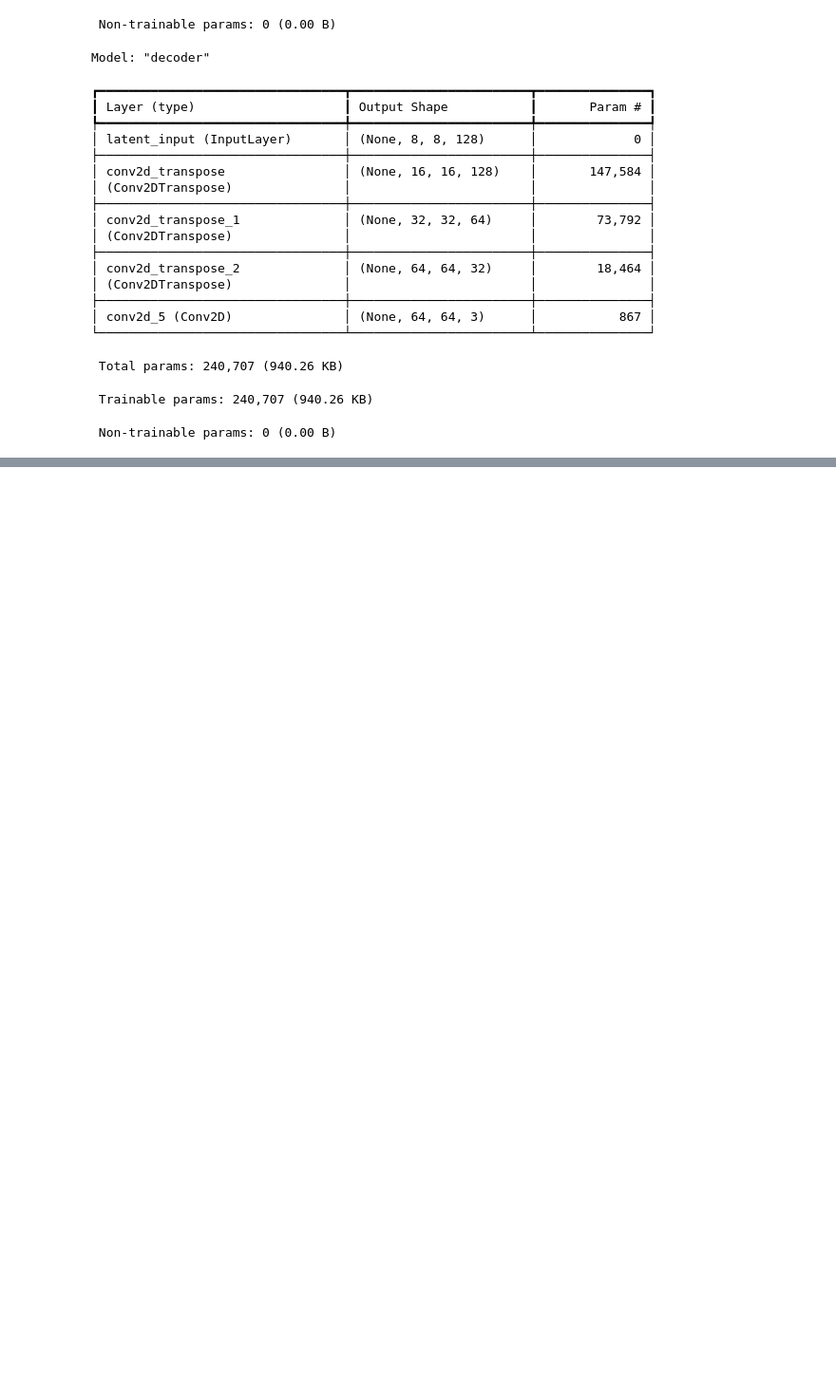
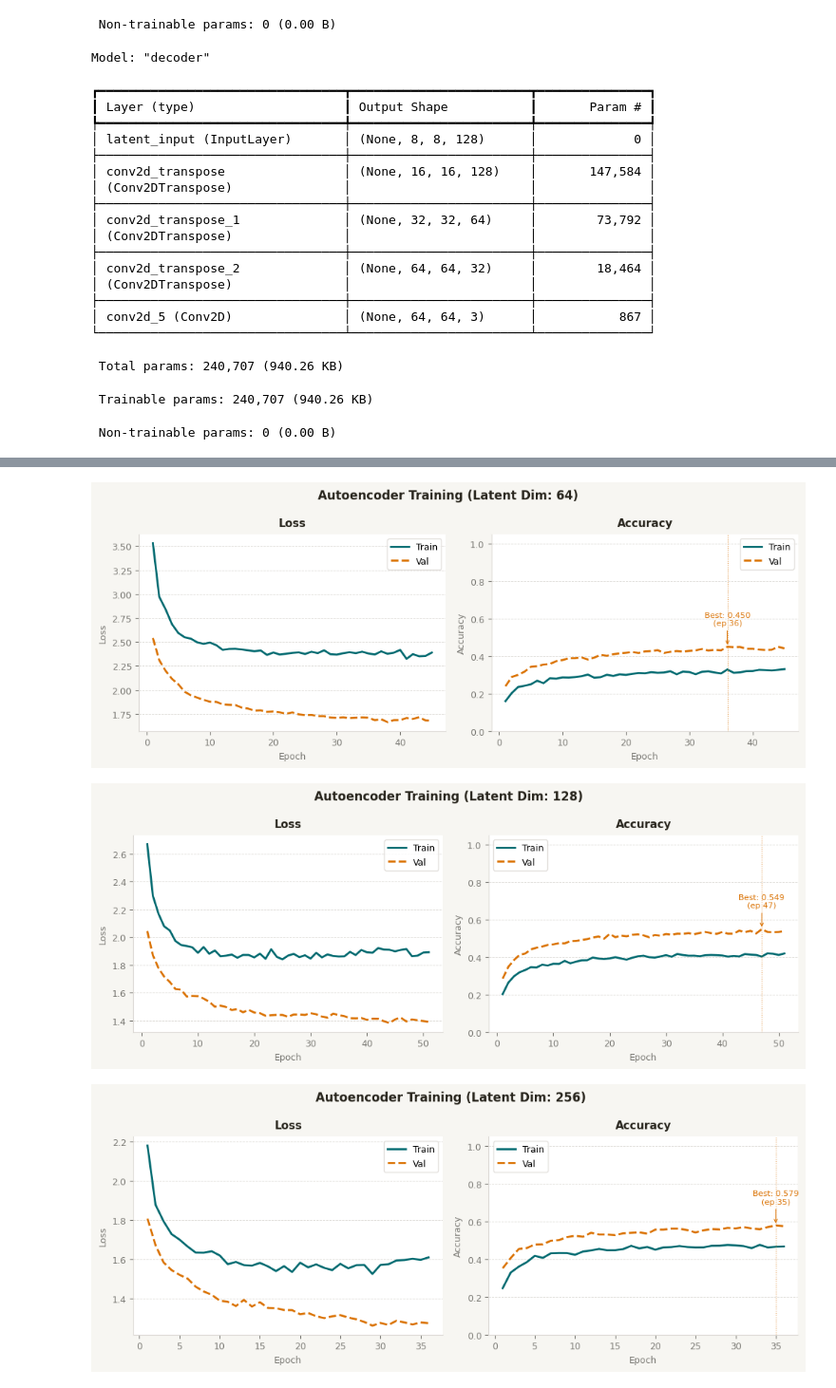
Before and after one commit to daniiprietoo/DL-P3-AEs, a Jupyter notebook: 1.TrainAE_TODO.ipynb, the cells around one changed output, grey strips where cells are left out. Shown at 95% size. Saved outputs shown, nothing was run; the diff lists cells and outputs as text; code cells hidden in the pictures; blank space fills up the shorter version.

```diff
--- a/1.TrainAE_TODO.ipynb
+++ b/1.TrainAE_TODO.ipynb
@@ -312,7 +392,7 @@ autoencoder.fit(
     validation_data=None
 )
 # %%
-SUBSET_SIZE = 20000
+SUBSET_SIZE = 50000
 train_frac = 0.8
 val_frac = 0.1
 test_frac = 0.1
@@ -778,9 +860,16 @@ def train_classifier(
     initial_lr: float,
     epochs: int,
     model_dir="models/classifiers",
+    fine_tune: bool = False,
 ) -> tuple[keras.Model, keras.callbacks.History, dict]:
     # Freeze the encoder weights
     encoder.trainable = False
+
+    if fine_tune:
+        print("\nFine-tuning the encoder layers...\n")
+        # Unfreeze the last convolutional block (e.g., last 1 conv layers)
+        for layer in encoder.layers[-1:]:
+            layer.trainable = True
 
     # Build the classifier on top of the frozen encoder
     inputs = layers.Input(shape=(IMG_SIZE, IMG_SIZE, 3))
@@ -795,7 +884,7 @@ def train_classifier(
     classifier = models.Model(inputs, outputs, name="classifier")
 
     classifier.compile(
-        optimizer=keras.optimizers.Adam(learning_rate=initial_lr),
+        optimizer=keras.optimizers.Adam(learning_rate=1e-4),
         loss="categorical_crossentropy",
         metrics=["accuracy"],
     )
@@ -804,7 +893,7 @@ def train_classifier(
 
     callbacks = [
         keras.callbacks.EarlyStopping(
-            monitor="val_loss", patience=5, restore_best_weights=True
+            monitor="val_loss", patience=7, restore_best_weights=True
         ),
         keras.callbacks.ModelCheckpoint(
             f"{model_dir}/classifier_{encoder.name}.keras",
@@ -826,6 +915,8 @@ def train_classifier(
     return classifier, history, {"test_loss": test_loss, "test_accuracy": test_acc}
 # %%
 from typing import cast
+
+classification_results = {}
 
 for latent_dim in latent_dims_list:
     encoder = keras.models.load_model(f"models/encoder_latent_{latent_dim}.keras")
@@ -839,6 +930,11 @@ for latent_dim in latent_dims_list:
         initial_lr=INITIAL_LR,
         epochs=EPOCHS,
     )
+    classification_results[latent_dim] = {
+        "classifier": classifier,
+        "history": history,
+        "test_metrics": test_metrics,
+    }
 # %% [output]
 Training classifier with encoder latent dim = 64
 Model: "classifier"
@@ -897,3 +993,14 @@ Model: "classifier"
  Trainable params: 527,114 (2.01 MB)
  Non-trainable params: 729,632 (2.78 MB)
 ... (7 outputs left out)
+# %%
+for latent_dim, res in classification_results.items():
+    history = res["history"]
+    plot_clf_history(
+        history,
+        title=f"Autoencoder Training (Latent Dim: {latent_dim})",
+    )
+# %% [output]
+[figure, added]
+[figure, added]
+[figure, added]
```
Also changed, not shown: parts of 14 cells of this notebook, 17 other files.
